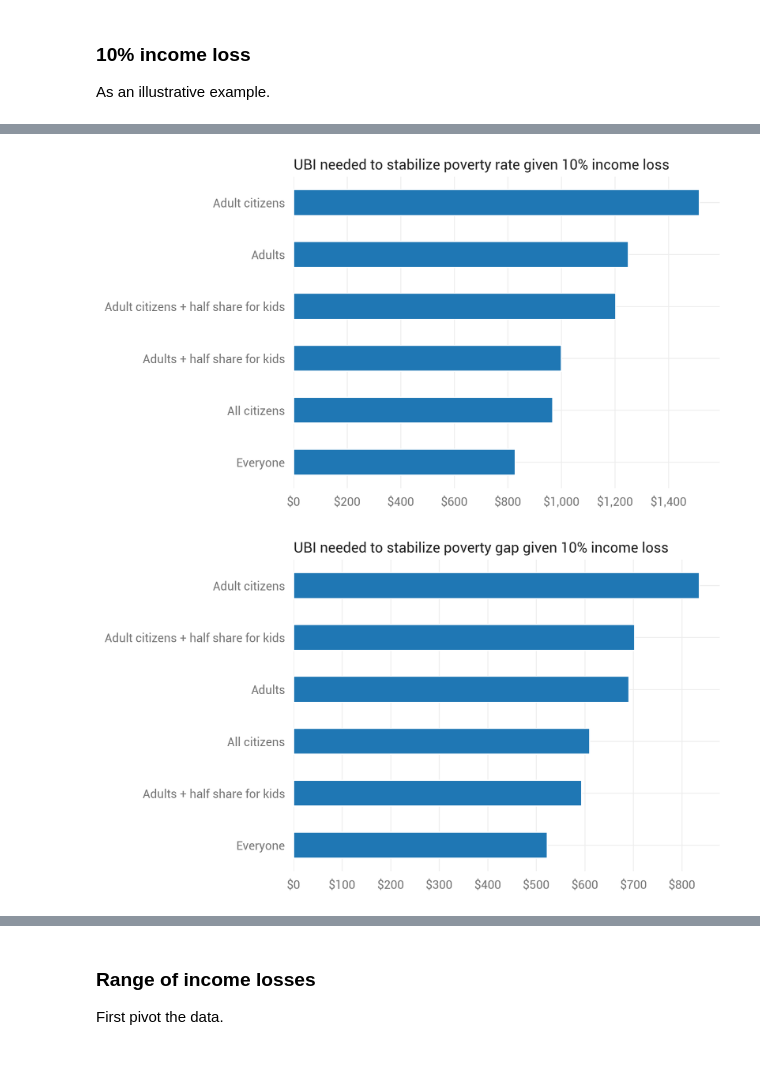
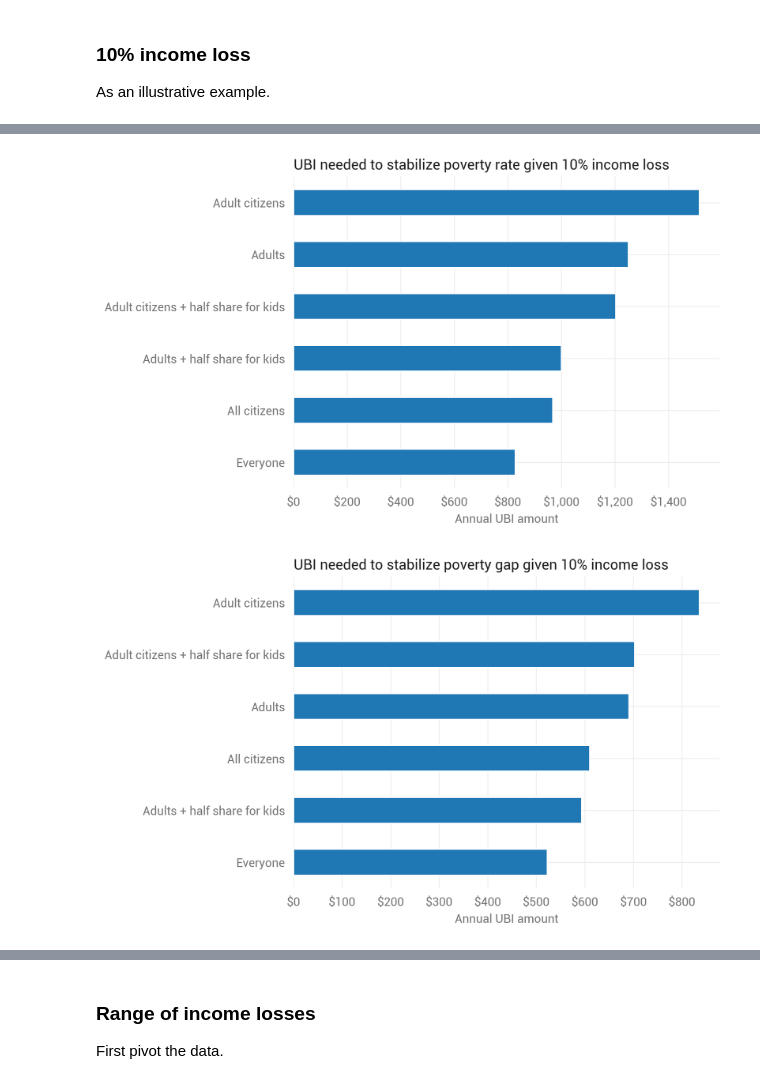
Before and after one commit to UBICenter/ubi-center, a Jupyter notebook: notebooks/covid/covid_ubi.ipynb, the cells around one changed output, grey strips where cells are left out. Cells and saved outputs as stored; diff of their text form; code cells hidden in the pictures.

Commit message:
Specify annual UBI in chart axes

```diff
--- a/notebooks/covid/covid_ubi.ipynb
+++ b/notebooks/covid/covid_ubi.ipynb
@@ -492,16 +492,17 @@ ubis[ubis.cut == 0.1].set_index('label').drop(
 # %%
 ax = ubis[ubis.cut == 0.1].sort_values('pov_rate_ubi').plot.barh(
     'label', 'pov_rate_ubi')
 plt.title('UBI needed to stabilize poverty rate given 10% income loss',
           loc='left')
 ax.xaxis.set_major_formatter(mdf.dollar_format())
 plt.ylabel('')
+plt.xlabel('Annual UBI amount')
 ax.get_legend().remove()
 # Use tight bbox to avoid left labels getting cut off.
 plt.savefig('charts/ubi_pov_rate_10pct.png', bbox_inches='tight')
 plt.show()
 # %% [output]
-[figure, old version]
+[figure, new version]
 # %%
 ax = ubis[ubis.cut == 0.1].sort_values('pov_gap_ubi').plot.barh(
     'label', 'pov_gap_ubi')
@@ -509,11 +510,12 @@ plt.title('UBI needed to stabilize poverty gap given 10% income loss',
           loc='left')
 ax.xaxis.set_major_formatter(mdf.dollar_format())
 plt.ylabel('')
+plt.xlabel('Annual UBI amount')
 ax.get_legend().remove()
 plt.savefig('charts/ubi_pov_gap_10pct.png', bbox_inches='tight')
 plt.show()
 # %% [output]
-[figure, old version]
+[figure, new version]
 # %%
 ax = ubis[ubis.cut == 0.1].sort_values('pov_rate_ubi_cost_b').plot.barh(
     'label', 'pov_rate_ubi_cost_b')
```
Also changed, not shown: parts of 4 cells of this notebook, 6 other files.
